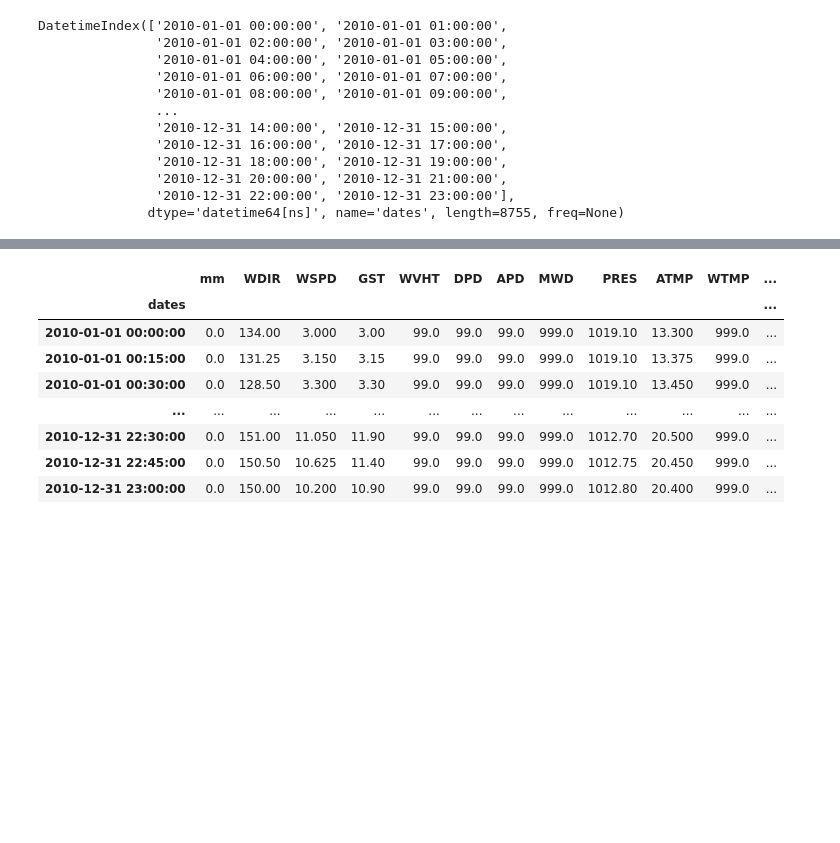
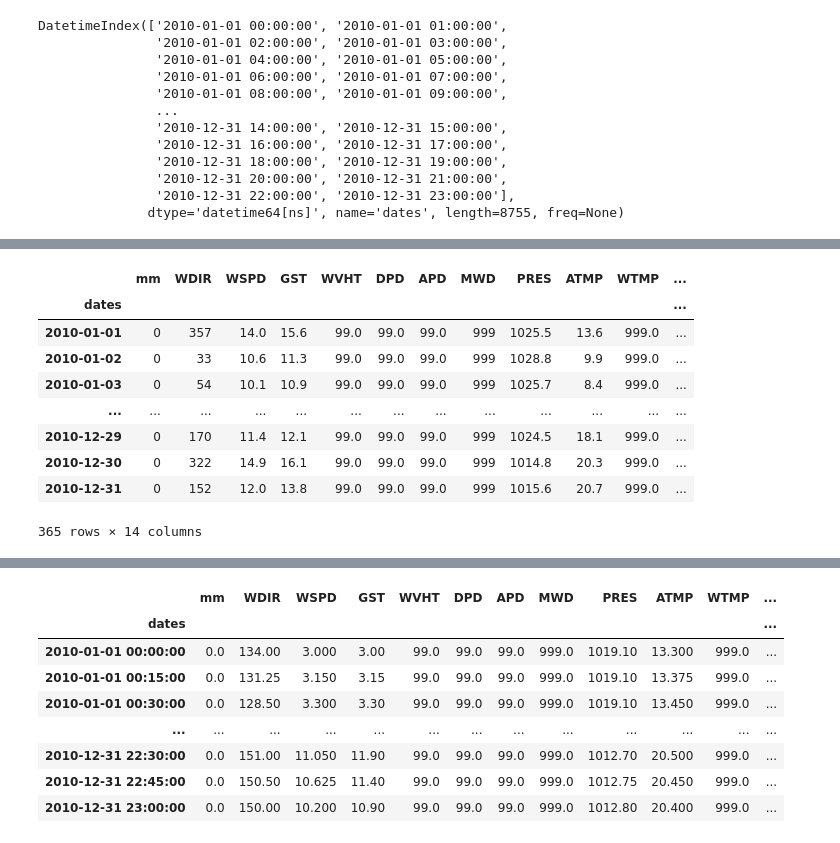
Before and after one commit to kthyng/python4geosciences, a Jupyter notebook: materials/ST_1D_analysis.ipynb, the cells around one changed output, grey strips where cells are left out. Drawn from its saved outputs; the diff is of its cells as text; code cells hidden in the pictures; blank space fills up the shorter version.

```diff
--- a/materials/ST_1D_analysis.ipynb
+++ b/materials/ST_1D_analysis.ipynb
@@ -184,0 +191,13 @@ The data is sampled every hour. We could downsample it to be once a day instead.
+# %%
+df2.resample('1d').max()    #['DEWP']  # now the data is daily
+# %% [output]
+|  | mm | WDIR | WSPD | GST | WVHT | DPD | APD | MWD | PRES | ATMP | WTMP | ... |
+| dates |  |  |  |  |  |  |  |  |  |  |  | ... |
+| 2010-01-01 | 0 | 357 | 14.0 | 15.6 | 99.0 | 99.0 | 99.0 | 999 | 1025.5 | 13.6 | 999.0 | ... |
+| 2010-01-02 | 0 | 33 | 10.6 | 11.3 | 99.0 | 99.0 | 99.0 | 999 | 1028.8 | 9.9 | 999.0 | ... |
+| 2010-01-03 | 0 | 54 | 10.1 | 10.9 | 99.0 | 99.0 | 99.0 | 999 | 1025.7 | 8.4 | 999.0 | ... |
+| ... | ... | ... | ... | ... | ... | ... | ... | ... | ... | ... | ... | ... |
+| 2010-12-29 | 0 | 170 | 11.4 | 12.1 | 99.0 | 99.0 | 99.0 | 999 | 1024.5 | 18.1 | 999.0 | ... |
+| 2010-12-30 | 0 | 322 | 14.9 | 16.1 | 99.0 | 99.0 | 99.0 | 999 | 1014.8 | 20.3 | 999.0 | ... |
+| 2010-12-31 | 0 | 152 | 12.0 | 13.8 | 99.0 | 99.0 | 99.0 | 999 | 1015.6 | 20.7 | 999.0 | ... |
+365 rows × 14 columns
```
Also changed, not shown: parts of 30 cells of this notebook.
